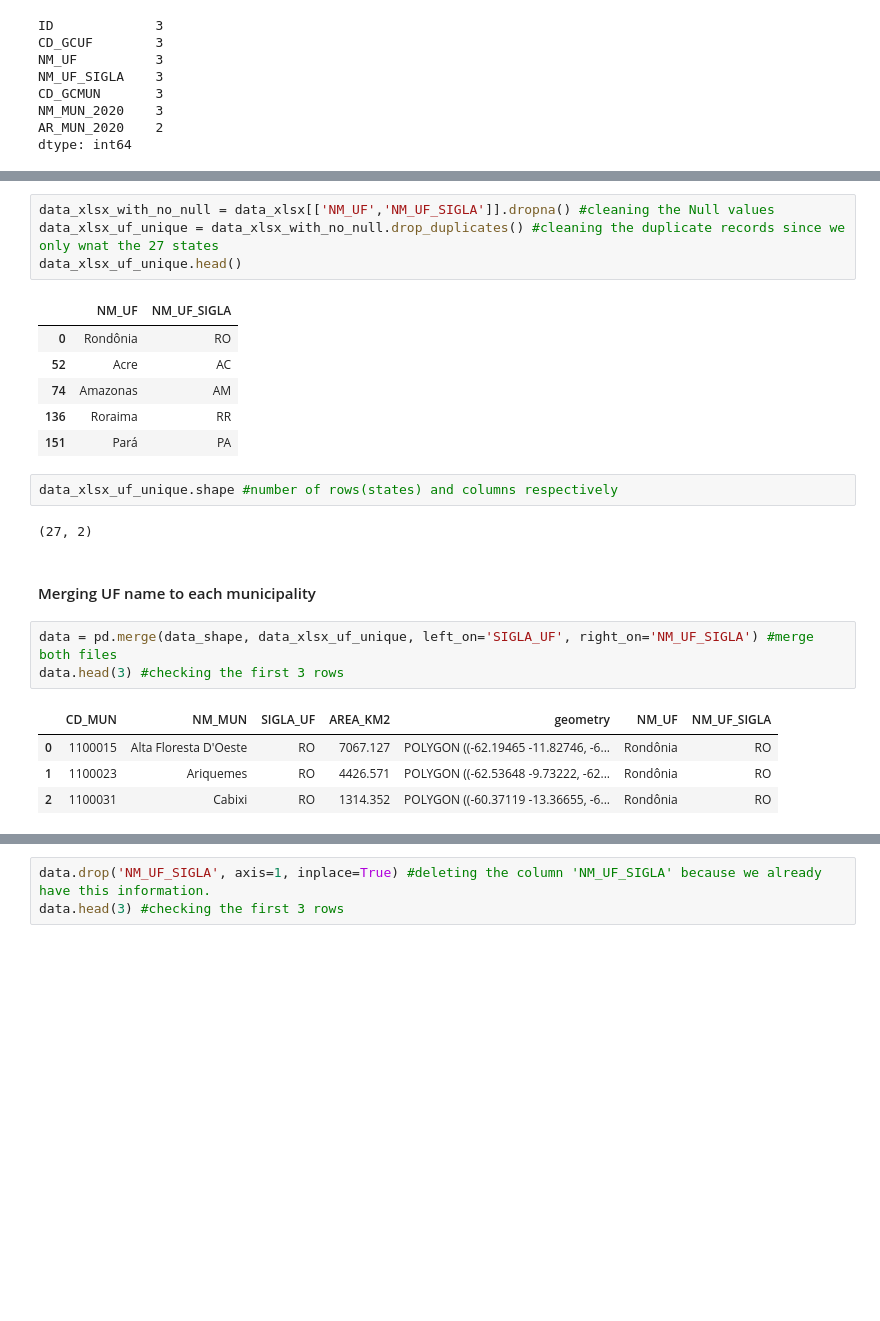
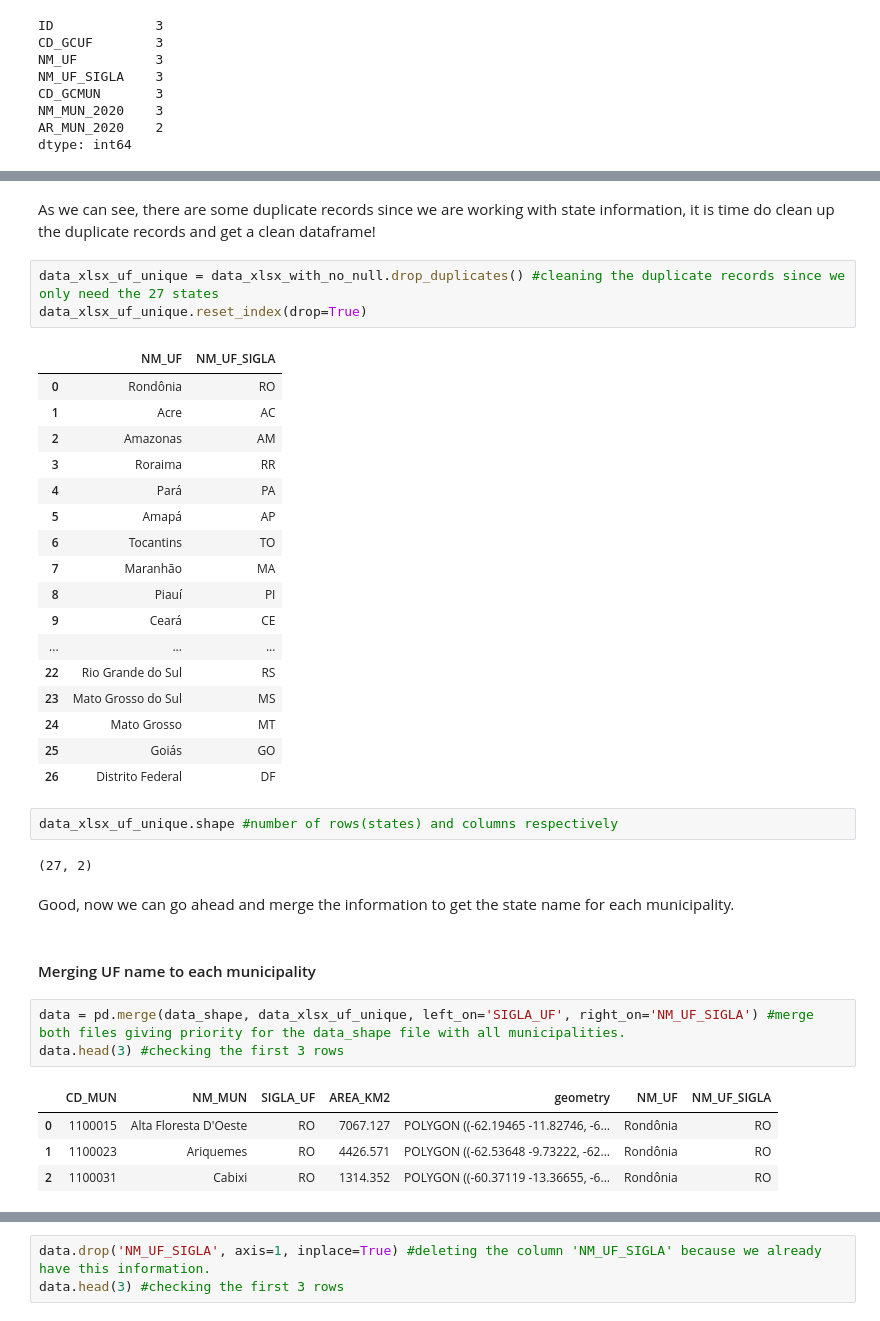
Before and after one commit to rfelipesilva/jupyternotebook-IBGEAreasAnalysis-python38, a Jupyter notebook: src/IBGE_Areas_Analysis.ipynb, the cells around one changed output, grey strips where cells are left out. Saved outputs shown, nothing was run; the diff lists cells and outputs as text; blank space fills up the shorter version.

```diff
--- a/src/IBGE_Areas_Analysis.ipynb
+++ b/src/IBGE_Areas_Analysis.ipynb
@@ -74,22 +101,36 @@ dtype: int64
+# %% [markdown]
+As we can see, there are some duplicate records since we are working with state information, it is time do clean up the duplicate records and get a clean dataframe!
 # %%
-data_xlsx_with_no_null = data_xlsx[['NM_UF','NM_UF_SIGLA']].dropna() #cleaning the Null values
-data_xlsx_uf_unique = data_xlsx_with_no_null.drop_duplicates() #cleaning the duplicate records since we only wnat the 27 states
-data_xlsx_uf_unique.head()
+data_xlsx_uf_unique = data_xlsx_with_no_null.drop_duplicates() #cleaning the duplicate records since we only need the 27 states
+data_xlsx_uf_unique.reset_index(drop=True)
 # %% [output]
 |  | NM_UF | NM_UF_SIGLA |
 | 0 | Rondônia | RO |
-| 52 | Acre | AC |
-| 74 | Amazonas | AM |
-| 136 | Roraima | RR |
-| 151 | Pará | PA |
+| 1 | Acre | AC |
+| 2 | Amazonas | AM |
+| 3 | Roraima | RR |
+| 4 | Pará | PA |
+| 5 | Amapá | AP |
+| 6 | Tocantins | TO |
+| 7 | Maranhão | MA |
+| 8 | Piauí | PI |
+| 9 | Ceará | CE |
+| ... | ... | ... |
+| 22 | Rio Grande do Sul | RS |
+| 23 | Mato Grosso do Sul | MS |
+| 24 | Mato Grosso | MT |
+| 25 | Goiás | GO |
+| 26 | Distrito Federal | DF |
 # %%
 data_xlsx_uf_unique.shape #number of rows(states) and columns respectively
 # %% [output]
 (27, 2)
+# %% [markdown]
+Good, now we can go ahead and merge the information to get the state name for each municipality.
 # %% [markdown]
 #### Merging UF name to each municipality
 # %%
-data = pd.merge(data_shape, data_xlsx_uf_unique, left_on='SIGLA_UF', right_on='NM_UF_SIGLA') #merge both files
+data = pd.merge(data_shape, data_xlsx_uf_unique, left_on='SIGLA_UF', right_on='NM_UF_SIGLA') #merge both files giving priority for the data_shape file with all municipalities.
 data.head(3) #checking the first 3 rows
 # %% [output]
 |  | CD_MUN | NM_MUN | SIGLA_UF | AREA_KM2 | geometry | NM_UF | NM_UF_SIGLA |
```
Also changed, not shown: parts of 47 cells of this notebook, 2 other files.
